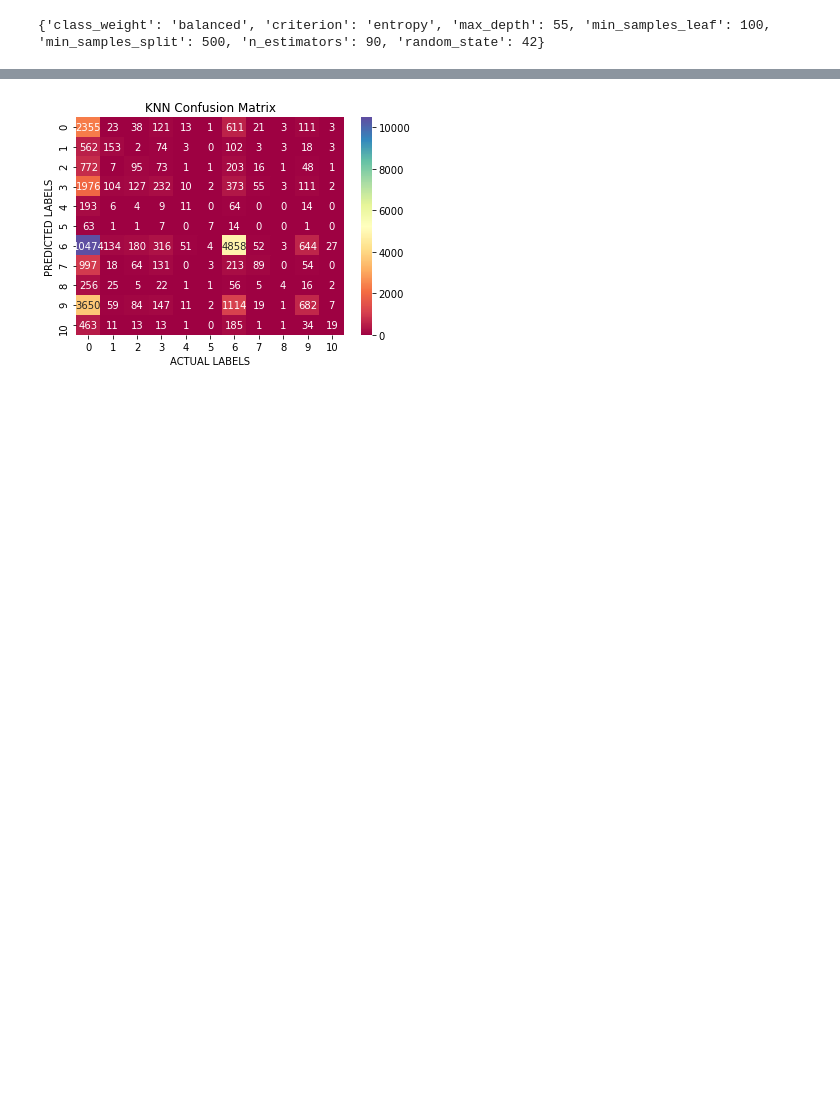
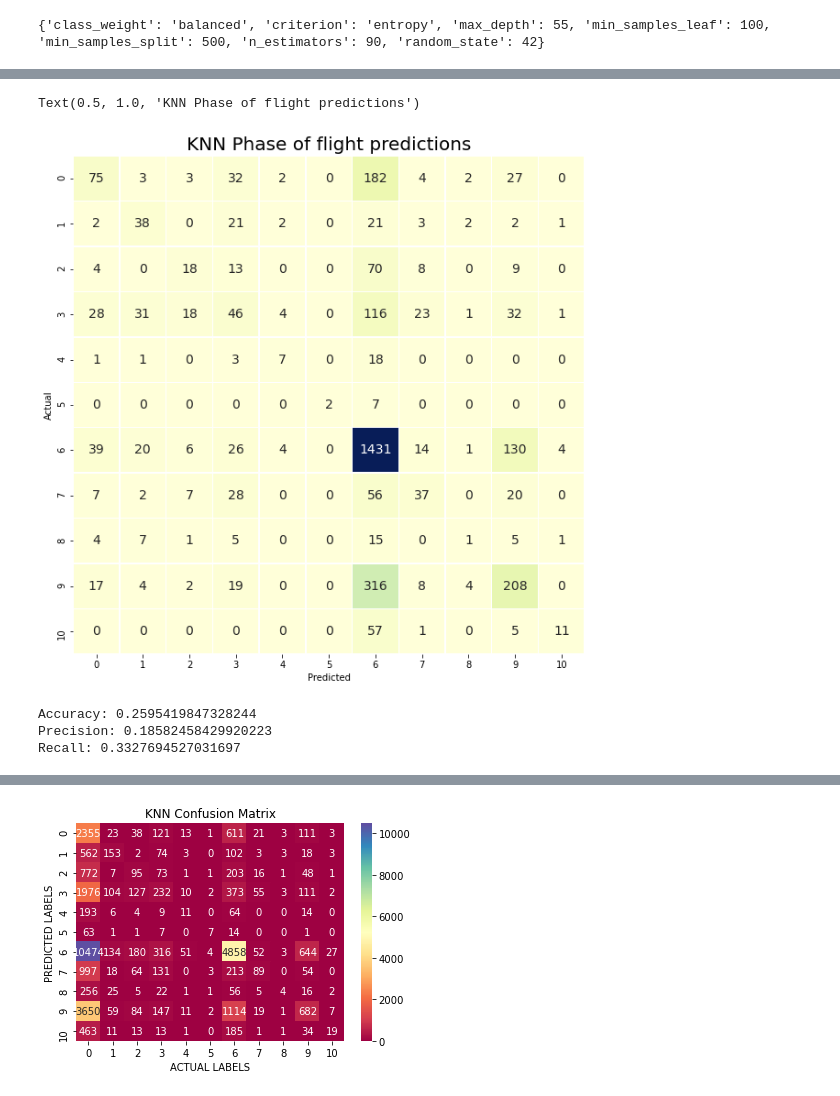
Before and after one commit to sajmera9/MachineLearning1, a Jupyter notebook: Lab Two - Classification/Lab_Two_Classification_Satvik.ipynb, the cells around one changed output, grey strips where cells are left out. Saved outputs shown, nothing was run; the diff lists cells and outputs as text; code cells hidden in the pictures; blank space fills up the shorter version.

```diff
--- a/Lab Two - Classification/Lab_Two_Classification_Satvik.ipynb
+++ b/Lab Two - Classification/Lab_Two_Classification_Satvik.ipynb
@@ -1125,0 +1166,29 @@ Waiting on the above values to run
+# %%
+confusion = pd.crosstab(y_test_phase, knn_phase_y, rownames = ['Actual'], colnames = ['Predicted'])
+
+# Create confusion matrix using Seaborn
+fig, ax = plt.subplots(figsize = (10, 10))
+sns.heatmap(confusion,
+            annot = True,
+            cmap = "YlGnBu",
+            cbar = False,
+            fmt = 'g',
+            ax = ax,
+            annot_kws = {'size' : 14},
+           linewidths = 0.5)
+ax.set_title('KNN Phase of flight predictions', fontsize = 20)
+# %% [output]
+Text(0.5, 1.0, 'KNN Phase of flight predictions')
+[figure, added]
+# %%
+rf = RandomForestClassifier(class_weight= 'balanced', criterion= 'entropy', max_depth= 55, min_samples_leaf= 100, min_samples_split= 500, n_estimators= 90, random_state= 42)
+rf.fit(X_train_phase, y_train_phase)
+rf_phase_y = rf.predict(X_test_phase)
+
+print("Accuracy:",metrics.accuracy_score(y_test_phase, rf_phase_y))
+print("Precision:",metrics.precision_score(y_test_phase,rf_phase_y,average='macro'))
+print("Recall:",metrics.recall_score(y_test_phase,rf_phase_y,average='macro'))
+# %% [output]
+Accuracy: 0.2595419847328244
+Precision: 0.18582458429920223
+Recall: 0.3327694527031697
```
Also changed, not shown: parts of 118 cells of this notebook.
